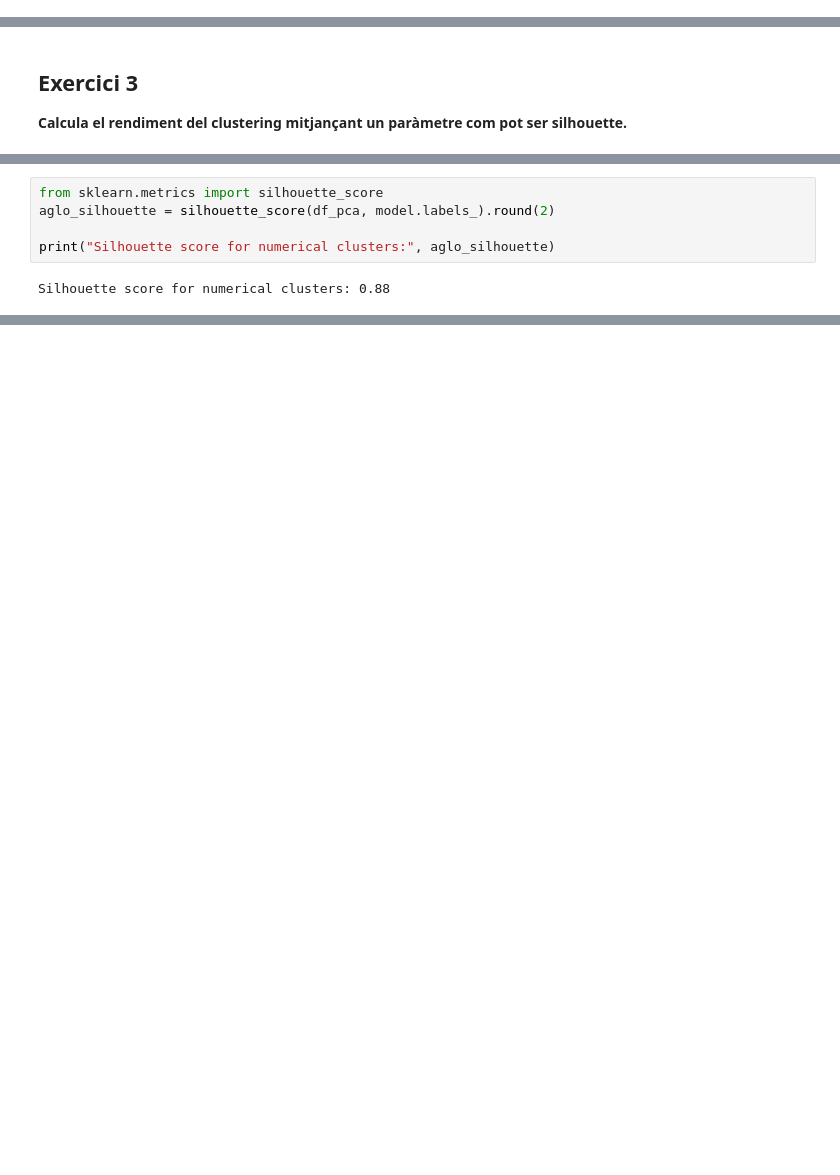
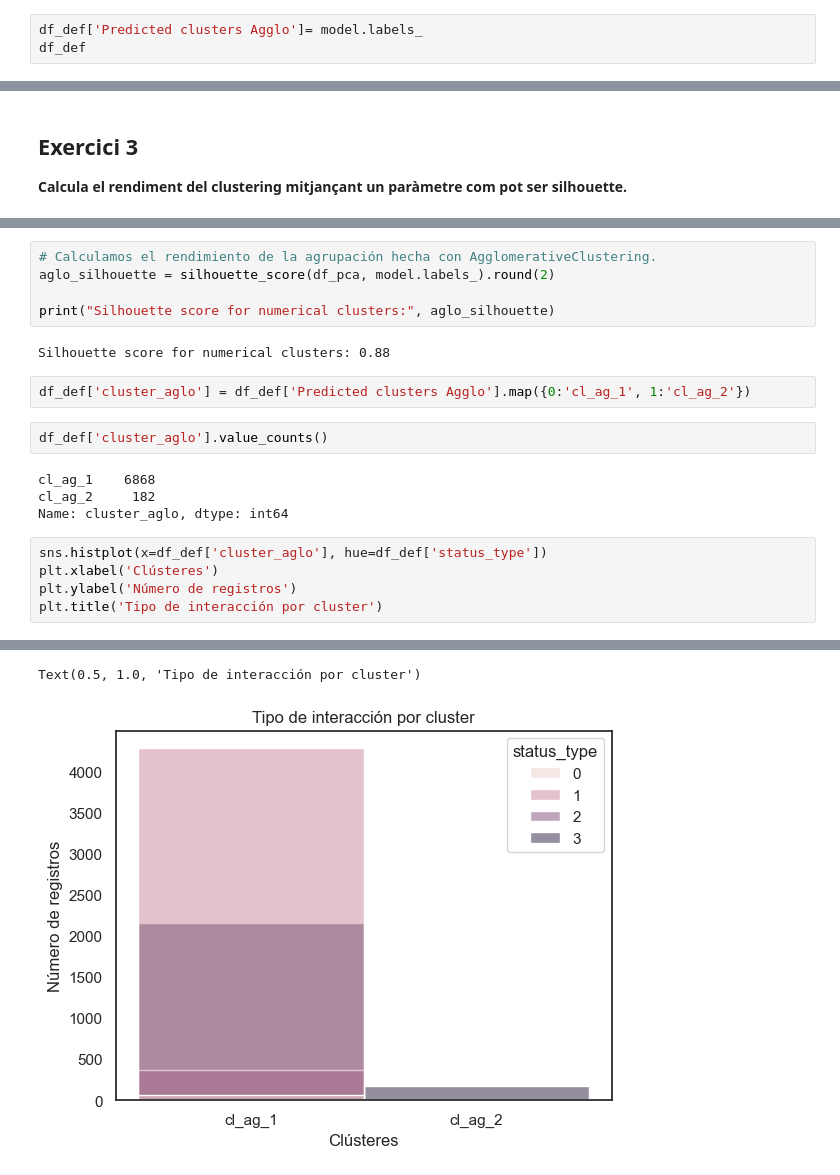
Before and after one commit to Likimeya/Algoritmos_de_aprendizaje_no_suvervisados_agrupacion, a Jupyter notebook: Tasca M8 T01.ipynb, the cells around one changed output, grey strips where cells are left out. Cells and saved outputs as stored; diff of their text form; blank space fills up the shorter version.

```diff
--- a/Tasca M8 T01.ipynb
+++ b/Tasca M8 T01.ipynb
@@ -342,3 +354,6 @@ plt.show()
 [interactive output not drawn]
 [interactive output not drawn]
 [figure]
+# %%
+df_def['Predicted clusters Agglo']= model.labels_
+df_def
@@ -348,7 +383,21 @@ plt.show()
 # %%
-from sklearn.metrics import silhouette_score
+# Calculamos el rendimiento de la agrupación hecha con AgglomerativeClustering.
 aglo_silhouette = silhouette_score(df_pca, model.labels_).round(2)
 
 print("Silhouette score for numerical clusters:", aglo_silhouette)
 # %% [output]
 Silhouette score for numerical clusters: 0.88
+# %%
+df_def['cluster_aglo'] = df_def['Predicted clusters Agglo'].map({0:'cl_ag_1', 1:'cl_ag_2'})
+# %%
+df_def['cluster_aglo'].value_counts()
+# %% [output]
+cl_ag_1    6868
+cl_ag_2     182
+Name: cluster_aglo, dtype: int64
+# %%
+sns.histplot(x=df_def['cluster_aglo'], hue=df_def['status_type'])
+plt.xlabel('Clústeres')
+plt.ylabel('Número de registros')
+plt.title('Tipo de interacción por cluster')
+# %% [output]
@@ -355 +407,3 @@ Silhouette score for numerical clusters: 0.88
+Text(0.5, 1.0, 'Tipo de interacción por cluster')
+[figure, added]
 # %%
```
Also changed, not shown: parts of 44 cells of this notebook.
